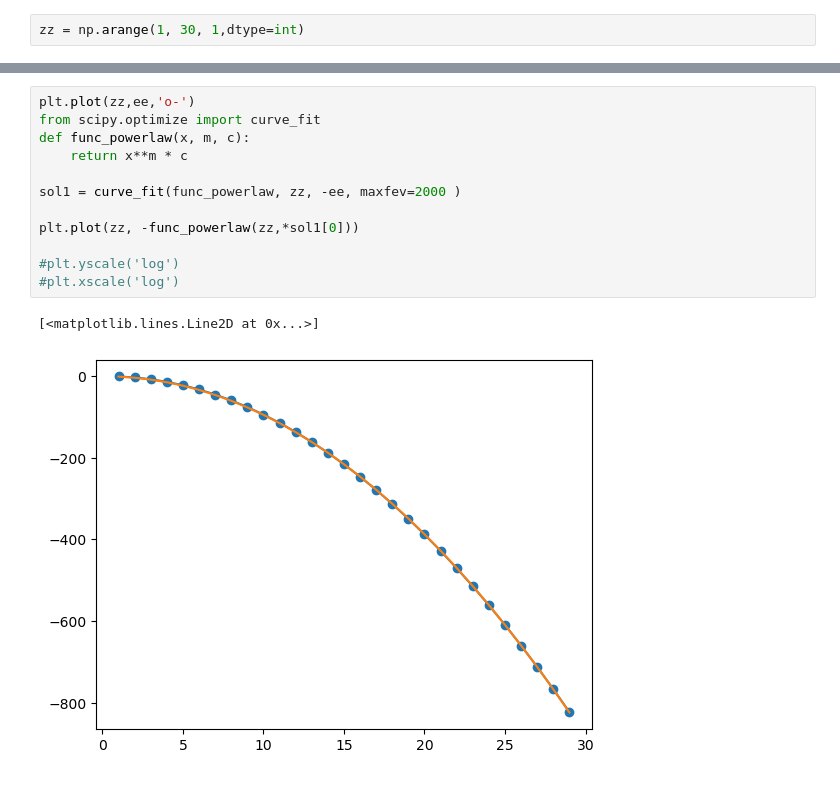
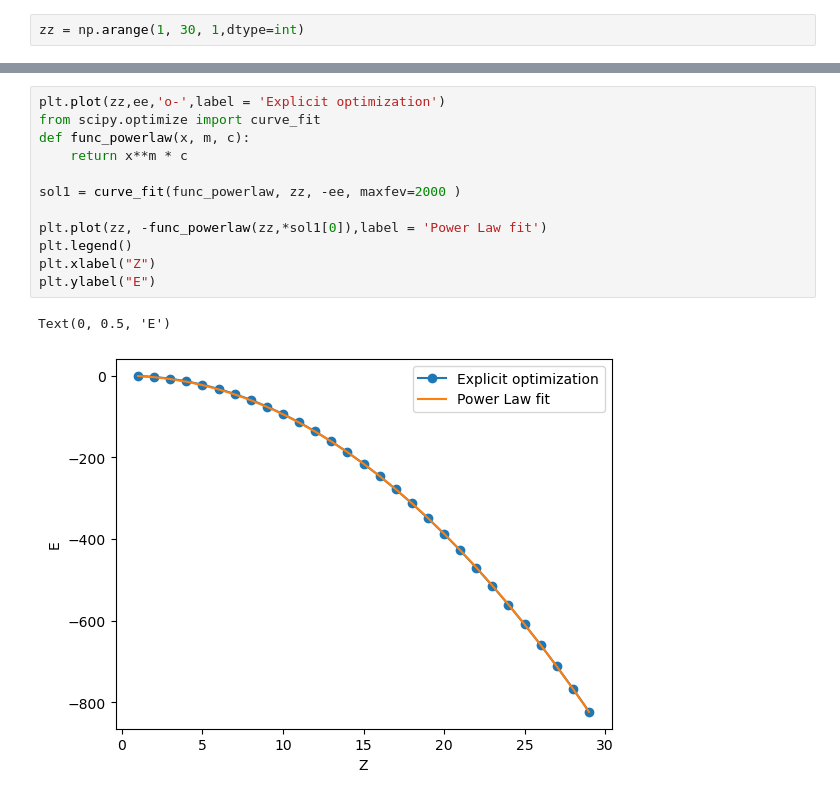
Before and after one commit to LeoMul/HeSymbols, a Jupyter notebook: 3. Two screen + correlation.ipynb, the cells around one changed output, grey strips where cells are left out. Saved outputs shown, nothing was run; the diff lists cells and outputs as text.

```diff
--- a/3. Two screen + correlation.ipynb
+++ b/3. Two screen + correlation.ipynb
@@ -378,17 +391,17 @@ for ii in range(0,len(zz)):
 [30.30328664 27.37565809  0.24732982]
 -823.0283895254489
 # %%
-plt.plot(zz,ee,'o-')
+plt.plot(zz,ee,'o-',label = 'Explicit optimization')
 from scipy.optimize import curve_fit
 def func_powerlaw(x, m, c):
     return x**m * c
 
 sol1 = curve_fit(func_powerlaw, zz, -ee, maxfev=2000 )
 
-plt.plot(zz, -func_powerlaw(zz,*sol1[0]))
-
-#plt.yscale('log')
-#plt.xscale('log')
+plt.plot(zz, -func_powerlaw(zz,*sol1[0]),label = 'Power Law fit')
+plt.legend()
+plt.xlabel("Z")
+plt.ylabel("E")
 # %% [output]
-[<matplotlib.lines.Line2D at 0x...>]
+Text(0, 0.5, 'E')
-[figure, old version]
+[figure, new version]
```
Also changed, not shown: parts of 4 cells of this notebook.
